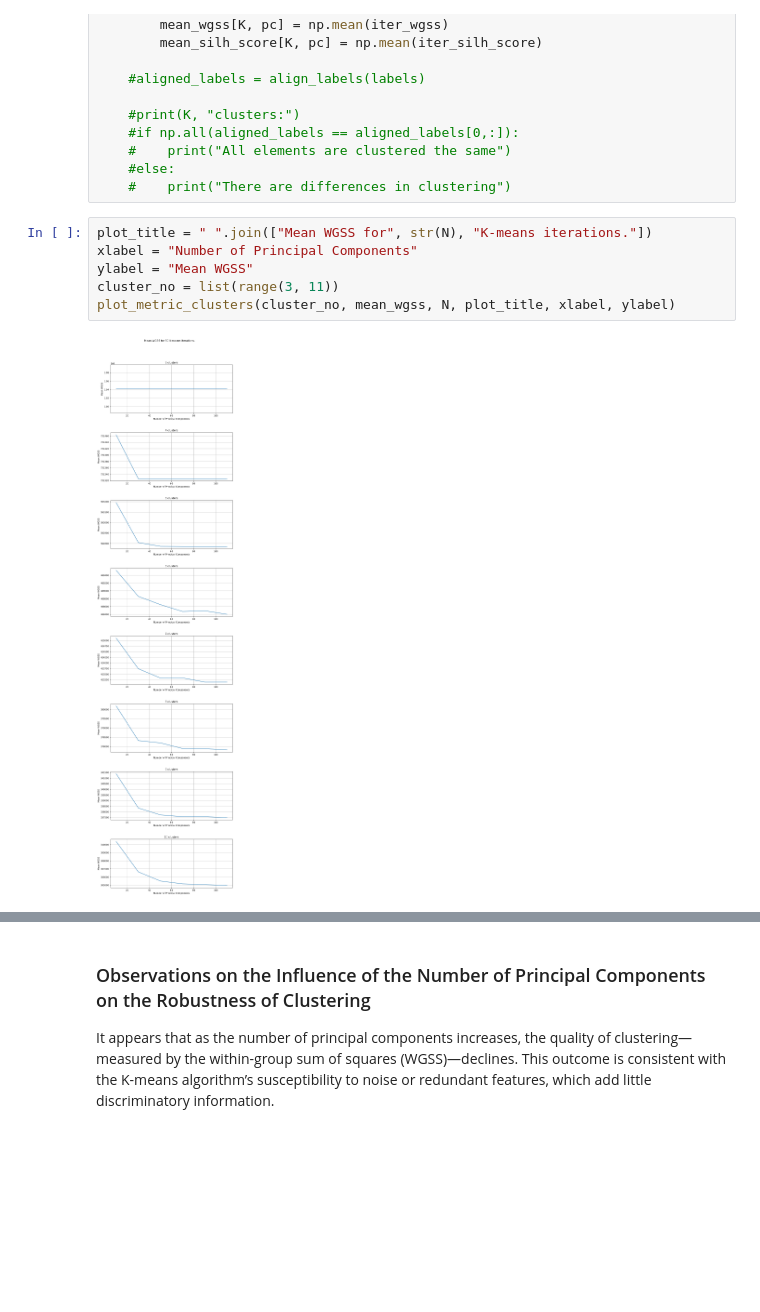
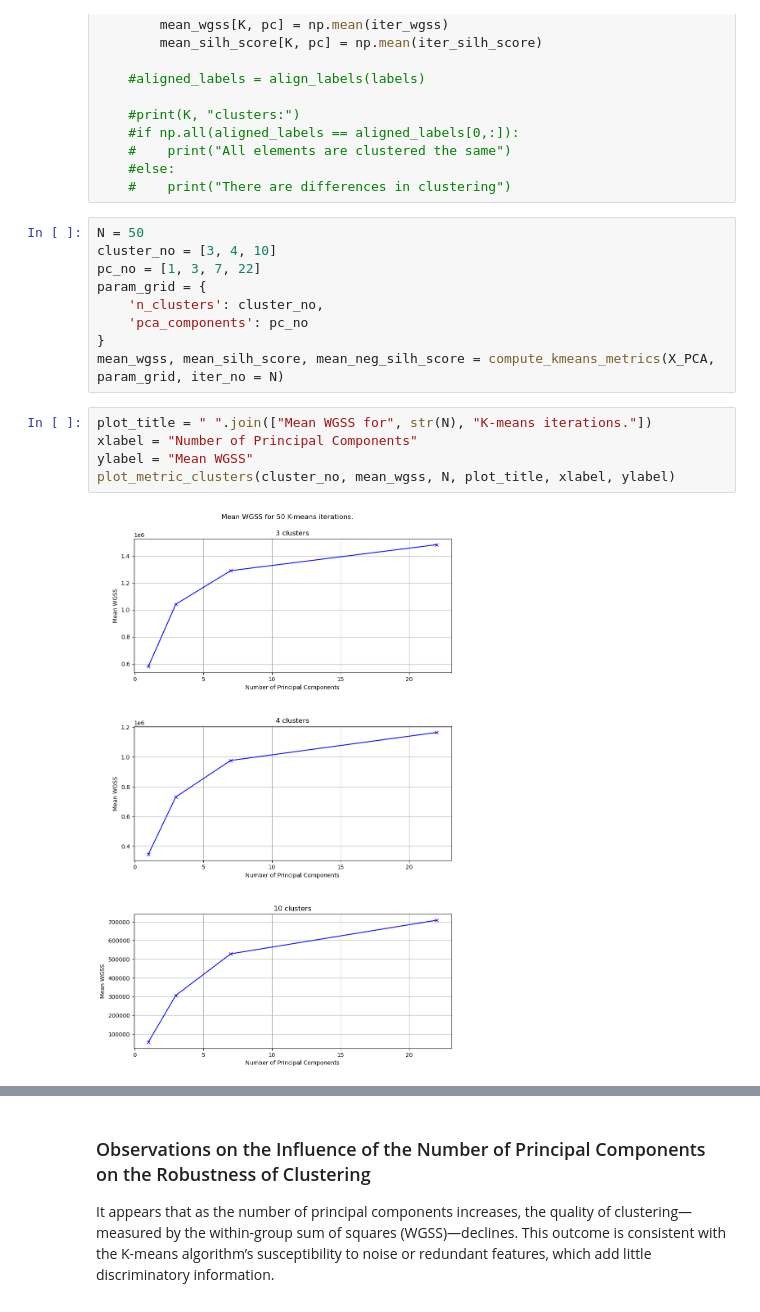
Before and after one commit to reebme/financial-attitudes-clustering, a Jupyter notebook: Notebooks/03_Clustering.ipynb, the cells around one changed output, grey strips where cells are left out. Drawn from its saved outputs; the diff is of its cells as text; blank space fills up the shorter version.

```diff
--- a/Notebooks/03_Clustering.ipynb
+++ b/Notebooks/03_Clustering.ipynb
@@ -154,14 +145,22 @@ for K in cluster_no:
     #    print("All elements are clustered the same")
     #else:
     #    print("There are differences in clustering")
+# %%
+N = 50
+cluster_no = [3, 4, 10]
+pc_no = [1, 3, 7, 22]
+param_grid = {
+    'n_clusters': cluster_no,
+    'pca_components': pc_no
+}
+mean_wgss, mean_silh_score, mean_neg_silh_score = compute_kmeans_metrics(X_PCA, param_grid, iter_no = N)
 # %%
 plot_title = " ".join(["Mean WGSS for", str(N), "K-means iterations."])
 xlabel = "Number of Principal Components"
 ylabel = "Mean WGSS"
-cluster_no = list(range(3, 11))
 plot_metric_clusters(cluster_no, mean_wgss, N, plot_title, xlabel, ylabel)
 # %% [output]
-[figure, old version]
+[figure, new version]
 # %%
 plot_title = " ".join(["Mean silhouette score for", str(N), "K-means iterations."])
 xlabel = "Number of Principal Components"
```
Also changed, not shown: parts of 6 cells of this notebook, 2 other files.
